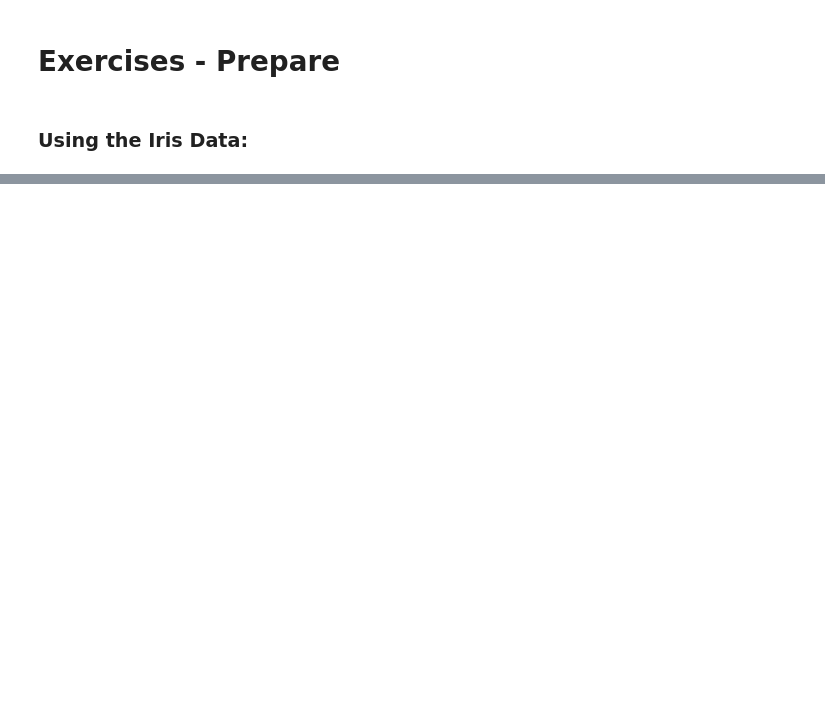
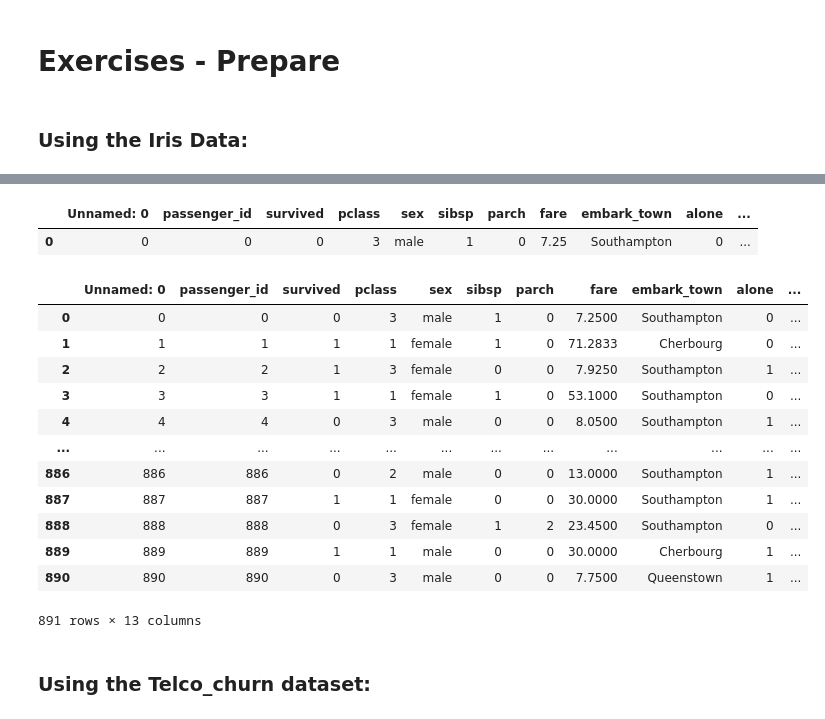
Before and after one commit to scottbarnett97/classification-exercises, a Jupyter notebook: classification_exercises.ipynb, the cells around one changed output, grey strips where cells are left out. Drawn from its saved outputs; the diff is of its cells as text; code cells hidden in the pictures; blank space fills up the shorter version.

```diff
--- a/classification_exercises.ipynb
+++ b/classification_exercises.ipynb
@@ -381,0 +311,6 @@ memory usage: 9.5+ KB
+# %%
+#Drop any unnecessary, unhelpful, or duplicated columns.
+
+cols_to_drop = ['deck', 'embarked', 'class', 'age']
+df = df.drop(columns=cols_to_drop)
+df.shape
@@ -381,0 +319,8 @@ memory usage: 9.5+ KB
+# %%
+#Encode the categorical columns. Create dummy variables of the categorical columns and concatenate them
+#onto the dataframe.
+
+# Using drop_first leaves sex_male, embark_town_Queenstown, and embark_town_Southampton.
+
+dummy_df = pd.get_dummies(df[['sex','embark_town']], dummy_na=False, drop_first=[True, True])
+dummy_df.head()
@@ -381,0 +334,8 @@ memory usage: 9.5+ KB
+# %%
+# Concatenate the dummy_df dataframe above with the original df and validate.
+
+df = pd.concat([df, dummy_df], axis=1)
+df.head(1)
+# %% [output]
+|  | Unnamed: 0 | passenger_id | survived | pclass | sex | sibsp | parch | fare | embark_town | alone | ... |
+| 0 | 0 | 0 | 0 | 3 | male | 1 | 0 | 7.25 | Southampton | 0 | ... |
@@ -381,0 +345,31 @@ memory usage: 9.5+ KB
+# %%
+def prep_titanic(df):
+    '''
+    This function will drop any duplicate observations,
+    drop ['deck', 'embarked', 'class', 'age'], fill missing embark_town with 'Southampton'
+    and create dummy vars from sex and embark_town.
+    '''
+    df = df.drop_duplicates()
+    df = df.drop(columns=['deck', 'embarked', 'class', 'age'])
+    df['embark_town'] = df.embark_town.fillna(value='Southampton')
+    dummy_df = pd.get_dummies(df[['sex', 'embark_town']], drop_first=True)
+    df = pd.concat([df, dummy_df], axis=1)
+    return df
+# %%
+prep_titanic(df)
+# %% [output]
+|  | Unnamed: 0 | passenger_id | survived | pclass | sex | sibsp | parch | fare | embark_town | alone | ... |
+| 0 | 0 | 0 | 0 | 3 | male | 1 | 0 | 7.2500 | Southampton | 0 | ... |
+| 1 | 1 | 1 | 1 | 1 | female | 1 | 0 | 71.2833 | Cherbourg | 0 | ... |
+| 2 | 2 | 2 | 1 | 3 | female | 0 | 0 | 7.9250 | Southampton | 1 | ... |
+| 3 | 3 | 3 | 1 | 1 | female | 1 | 0 | 53.1000 | Southampton | 0 | ... |
+| 4 | 4 | 4 | 0 | 3 | male | 0 | 0 | 8.0500 | Southampton | 1 | ... |
+| ... | ... | ... | ... | ... | ... | ... | ... | ... | ... | ... | ... |
+| 886 | 886 | 886 | 0 | 2 | male | 0 | 0 | 13.0000 | Southampton | 1 | ... |
+| 887 | 887 | 887 | 1 | 1 | female | 0 | 0 | 30.0000 | Southampton | 1 | ... |
+| 888 | 888 | 888 | 0 | 3 | female | 1 | 2 | 23.4500 | Southampton | 0 | ... |
+| 889 | 889 | 889 | 1 | 1 | male | 0 | 0 | 30.0000 | Cherbourg | 1 | ... |
+| 890 | 890 | 890 | 0 | 3 | male | 0 | 0 | 7.7500 | Queenstown | 1 | ... |
+891 rows × 13 columns
+# %% [markdown]
+### Using the Telco_churn dataset:
```
Also changed, not shown: parts of 53 cells of this notebook, 1 other file.
